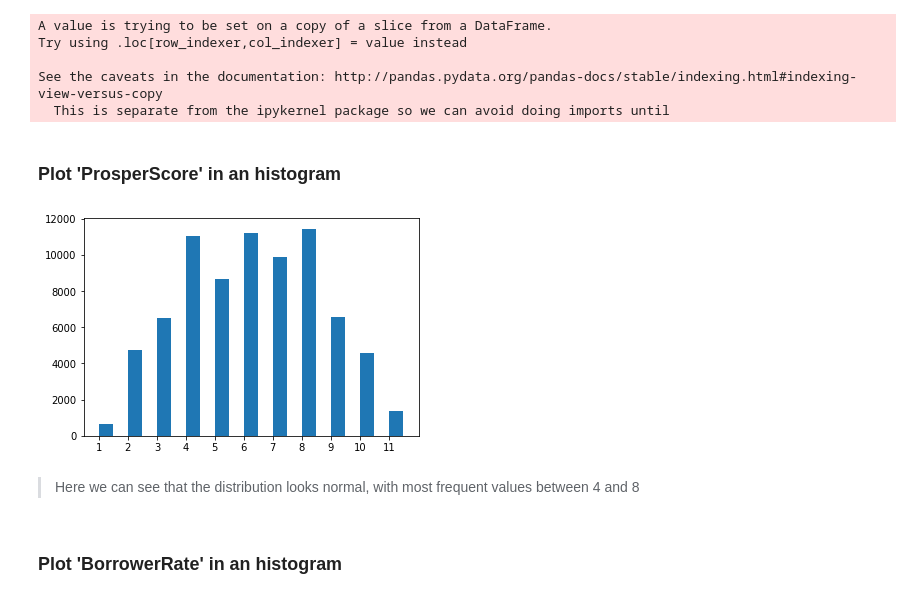
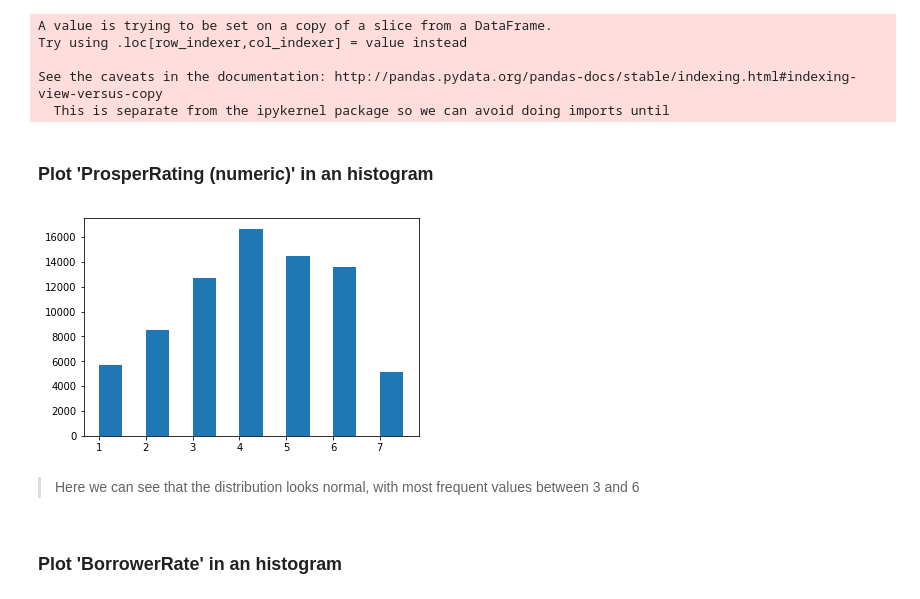
Before and after one commit to FedericoFin/ProsperLoan-Data-Visualization, a Jupyter notebook: Prosper Loan - Data Visualization.ipynb, the cells around one changed output. Drawn from its saved outputs; the diff is of its cells as text; code cells hidden in the pictures.

Commit message:
feat: changed var & added bivar charts

```diff
--- a/Prosper Loan - Data Visualization.ipynb
+++ b/Prosper Loan - Data Visualization.ipynb
@@ -180,7 +180,7 @@ LoanDataSinceAug09.head()
 # %% [markdown]
 ### Create a new dataset with only the variables of interest for this analysis
 # %%
-LoanDataSelect = LoanDataSinceAug09[['ProsperScore', 'BorrowerRate', 'LoanStatus', 'DebtToIncomeRatio',
+LoanDataSelect = LoanDataSinceAug09[['ProsperRating (numeric)','BorrowerRate', 'LoanStatus', 'DebtToIncomeRatio',
                                      'StatedMonthlyIncome','IncomeVerifiable','Term','EmploymentStatus',
                                      'EmploymentStatusDuration','AmountDelinquent','DelinquenciesLast7Years',
                                      'Recommendations']]
@@ -299,16 +299,16 @@ Try using .loc[row_indexer,col_indexer] = value instead
 See the caveats in the documentation: http://pandas.pydata.org/pandas-docs/stable/indexing.html#indexing-view-versus-copy
   This is separate from the ipykernel package so we can avoid doing imports until
 # %% [markdown]
-### Plot 'ProsperScore' in an histogram
+### Plot 'ProsperRating (numeric)' in an histogram
 # %%
-bin_edges = np.arange(1, LoanDataClean['ProsperScore'].max()+1, 0.5)
-plt.hist(data = LoanDataClean, x = 'ProsperScore', bins = bin_edges);
-tick_locs = [1, 2, 3, 4, 5, 6, 7, 8, 9, 10, 11]
+bin_edges = np.arange(1, LoanDataClean['ProsperRating (numeric)'].max()+1, 0.5)
+plt.hist(data = LoanDataClean, x = 'ProsperRating (numeric)', bins = bin_edges);
+tick_locs = [1, 2, 3, 4, 5, 6, 7]
 plt.xticks(tick_locs, tick_locs);
 # %% [output]
-[figure, old version]
+[figure, new version]
 # %% [markdown]
-> Here we can see that the distribution looks normal, with most frequent values between 4 and 8
+> Here we can see that the distribution looks normal, with most frequent values between 3 and 6
 # %% [markdown]
 ### Plot 'BorrowerRate' in an histogram
 # %%
```
Also changed, not shown: parts of 115 cells of this notebook.
